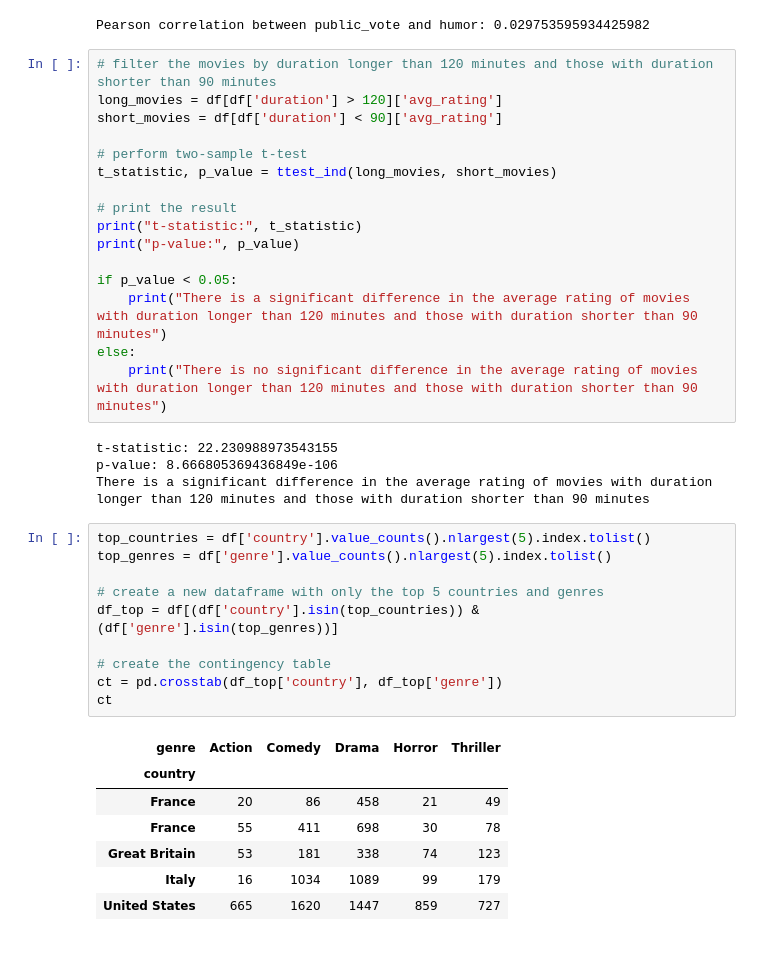
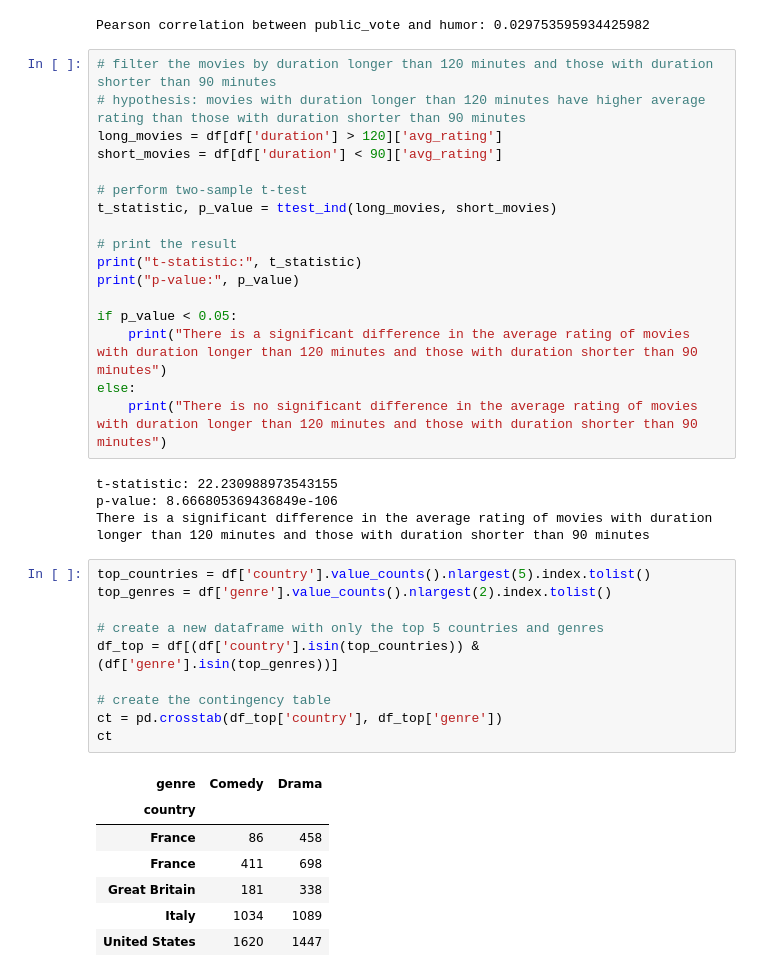
Before and after one commit to vaibhavg310/Box-Office-Breakdown, a Jupyter notebook: code.ipynb, the cells around one changed output. Saved outputs shown, nothing was run; the diff lists cells and outputs as text.

```diff
--- a/code.ipynb
+++ b/code.ipynb
@@ -395,6 +398,7 @@ print("Pearson correlation between public_vote and humor:", corr)
 Pearson correlation between public_vote and humor: 0.029753595934425982
 # %%
 # filter the movies by duration longer than 120 minutes and those with duration shorter than 90 minutes
+# hypothesis: movies with duration longer than 120 minutes have higher average rating than those with duration shorter than 90 minutes
 long_movies = df[df['duration'] > 120]['avg_rating']
 short_movies = df[df['duration'] < 90]['avg_rating']
 
@@ -415,22 +419,22 @@ p-value: 8.666805369436849e-106
 There is a significant difference in the average rating of movies with duration longer than 120 minutes and those with duration shorter than 90 minutes
 # %%
 top_countries = df['country'].value_counts().nlargest(5).index.tolist()
-top_genres = df['genre'].value_counts().nlargest(5).index.tolist()
+top_genres = df['genre'].value_counts().nlargest(2).index.tolist()
 
 # create a new dataframe with only the top 5 countries and genres
 df_top = df[(df['country'].isin(top_countries)) & (df['genre'].isin(top_genres))]
 
 # create the contingency table
 ct = pd.crosstab(df_top['country'], df_top['genre'])
 ct
 # %% [output]
-| genre | Action | Comedy | Drama | Horror | Thriller |
-| country |  |  |  |  |  |
-| France | 20 | 86 | 458 | 21 | 49 |
-| France | 55 | 411 | 698 | 30 | 78 |
-| Great Britain | 53 | 181 | 338 | 74 | 123 |
-| Italy | 16 | 1034 | 1089 | 99 | 179 |
-| United States | 665 | 1620 | 1447 | 859 | 727 |
+| genre | Comedy | Drama |
+| country |  |  |
+| France | 86 | 458 |
+| France | 411 | 698 |
+| Great Britain | 181 | 338 |
+| Italy | 1034 | 1089 |
+| United States | 1620 | 1447 |
 # %%
 chi2_stat, p_val, dof, expected = chi2_contingency(ct)
 
```
Also changed, not shown: parts of 7 cells of this notebook.
